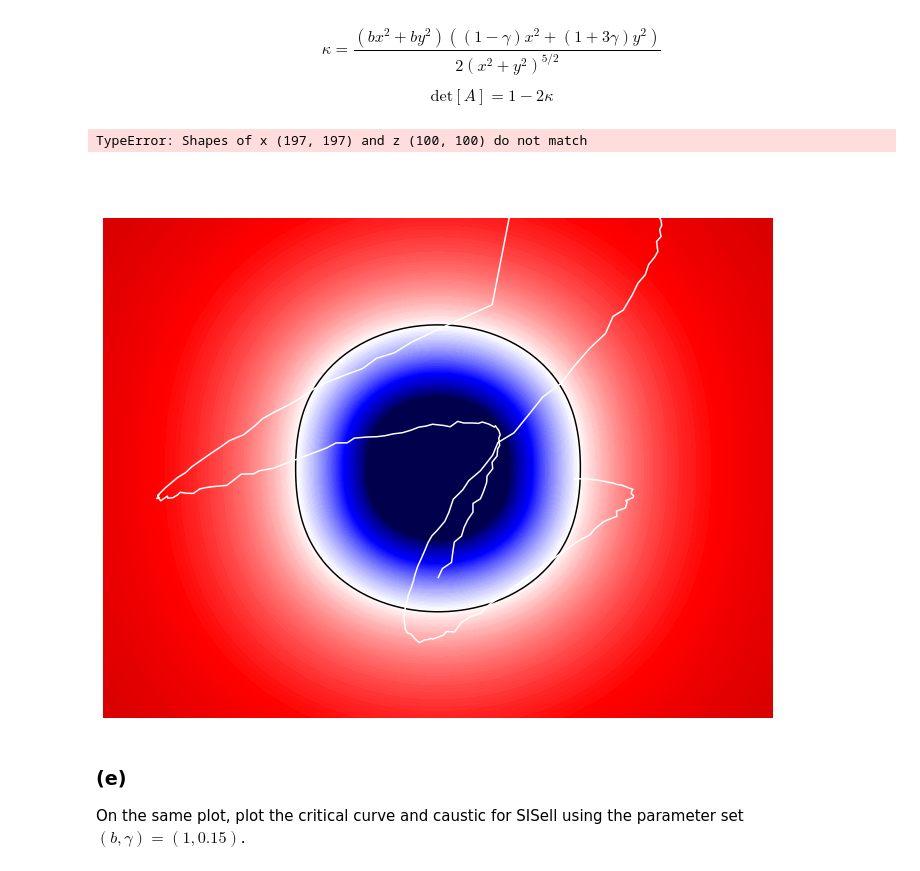
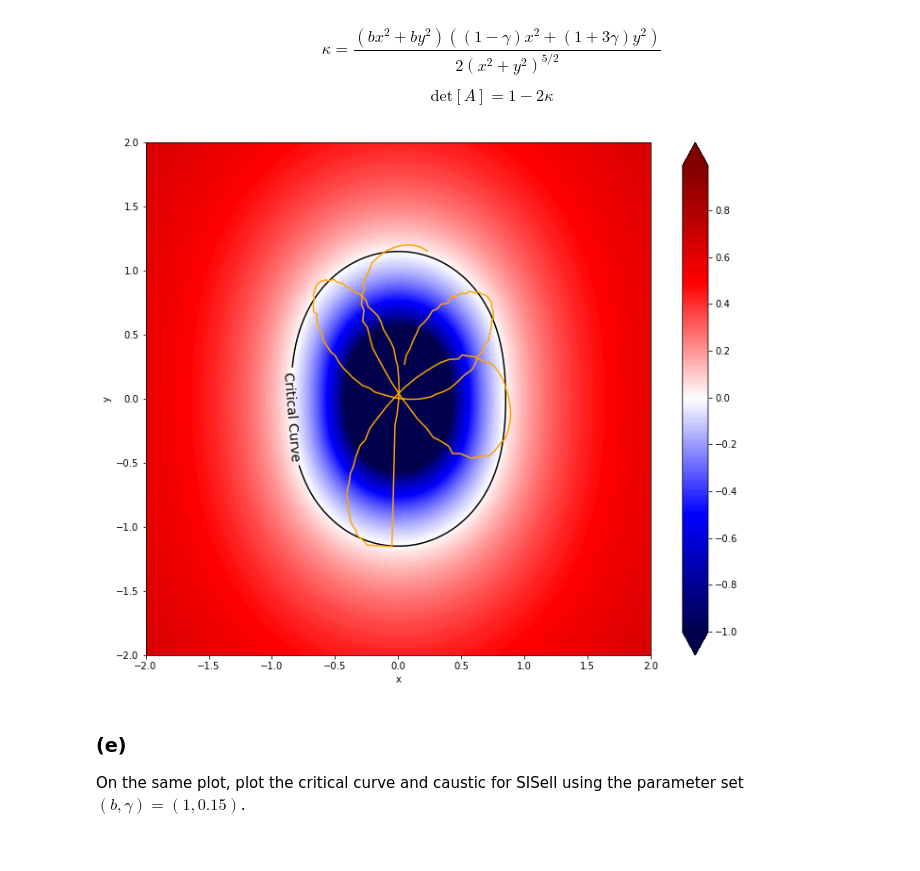
Before and after one commit to tylerbarna/AST8110, a Jupyter notebook: pset04/pset04.ipynb, the cells around one changed output. Drawn from its saved outputs; the diff is of its cells as text; code cells hidden in the pictures.

```diff
--- a/pset04/pset04.ipynb
+++ b/pset04/pset04.ipynb
@@ -102,39 +102,38 @@ def deflection(x,y,b,gamma): ## deflection
     return np.array([def_x, def_y])
 
 
 ## plot for gamma = 0.05
 fig, ax = plt.subplots(figsize=(12,10))
-ax.axis('off')
+#ax.axis('off')
 curve = ax.contour(X,Y,det(X,Y,1,0.05),levels=[0],colors='black')
 #curve2 = ax.contour(X,Y,caustic(X,Y,1,0.05),levels=[0],colors='black')
 cbar = ax.contourf(X,Y,det(X,Y,1,0.05),np.arange(-1,1,.01),cmap='seismic',extend='both')
 
 ## calculate the caustic
 cc = curve.collections[0].get_paths()[0].vertices
-caus = cc - deflection(cc[:,0],cc[:,1],1,0.05).reshape(197,2)
-ax.plot(caus[:,0],caus[:,1],color='white')
+caus = cc * deflection(cc[:,0],cc[:,1],1,0.05).reshape(197,2)
+ax.plot(caus[:,0],caus[:,1],color='orange')
 X_c, Y_c = np.meshgrid(caus[:,0], caus[:,1])
 #ax.contour(caus[:,0],caus[:,1],det(caus[:,0],caus[:,1],1,0.05),levels=[0],colors='black')
-ax.contour(X_c,Y_c,det(X,Y,1,0.05),levels=[0],colors='black')
+#ax.contour(X_c,Y_c,det(X,Y,1,0.05),levels=[0],colors='black')
 #caus = cc - deflection(cc[:,0],cc[:,1],1,0.05)
 #ax.contour(X,Y,deflection(X,Y,1,0.05),np.arange(-1,1,.01),cmap='seismic',extend='both')
 #print(caus)
 #ax.plot(caus[:,0],caus[:,1],color='black',linewidth=2)
 
 curveLabel = ['Critical Curve']
 fmt = {}
 for l, s in zip(curve.levels, curveLabel):
     fmt[l] = s
 ax.clabel(curve, curve.levels,fmt=fmt,inline=True,fontsize=14)
 
 fig.colorbar(cbar,ax=ax);
 ax.set_xlabel('x',fontsize=10)
 ax.set_ylabel('y',fontsize=10)
 
 plt.show()
 # %% [output]
-TypeError: Shapes of x (197, 197) and z (100, 100) do not match
-[figure, old version]
+[figure, new version]
 # %% [markdown]
 ### (e)
 
```
Also changed, not shown: 1 other file.
